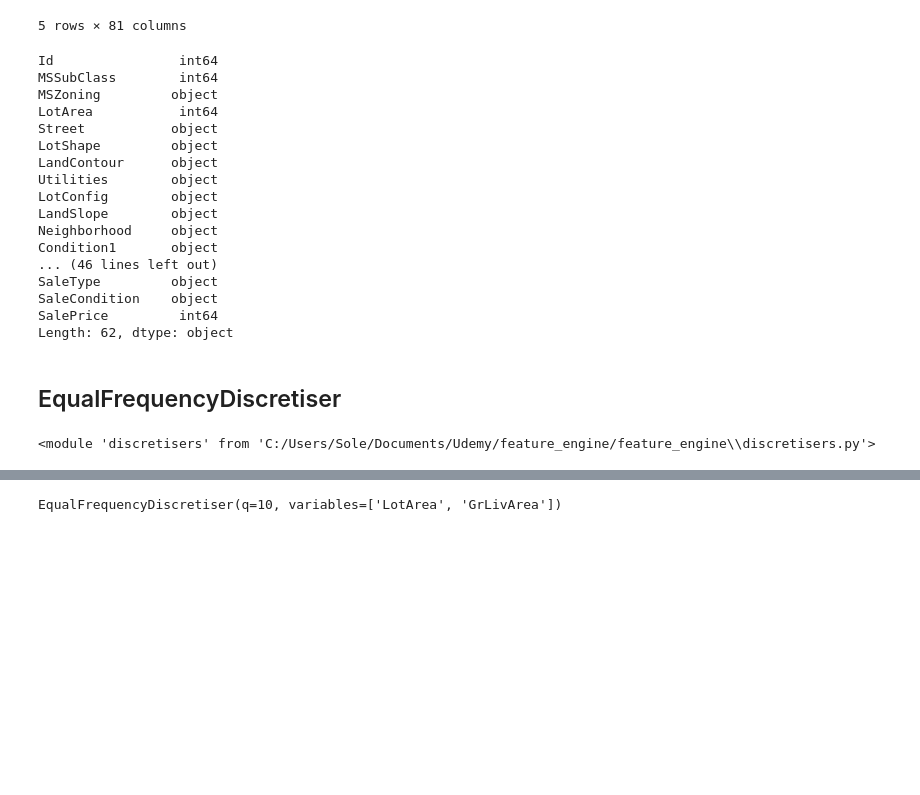
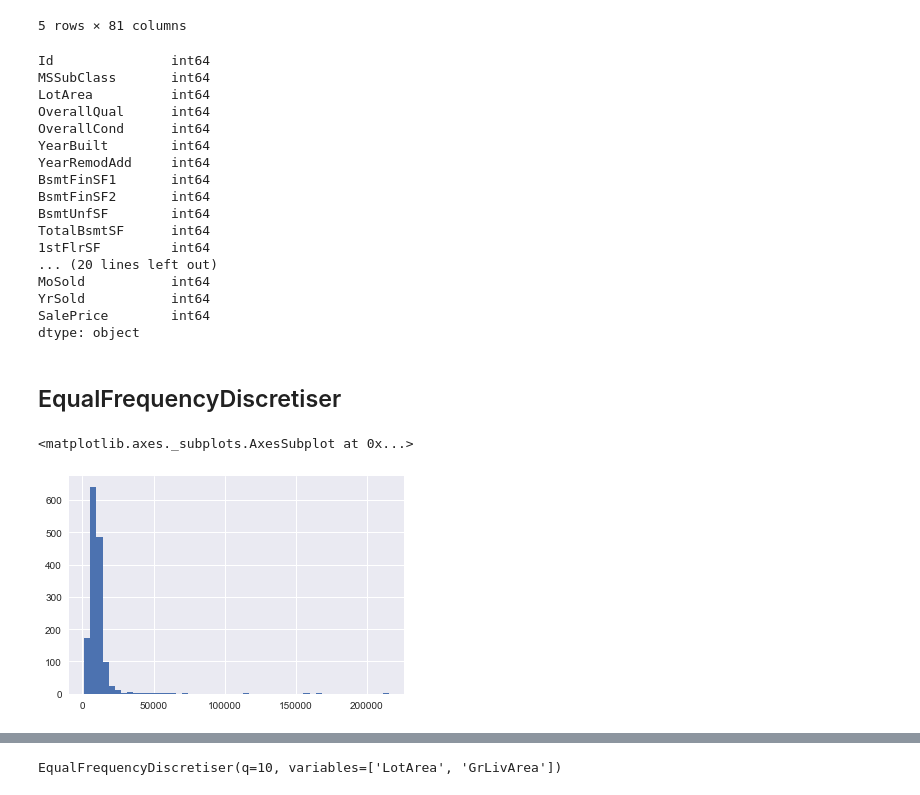
Before and after one commit to feature-engine/feature_engine, a Jupyter notebook: examples/discretisers.ipynb, the cells around one changed output, grey strips where cells are left out. Drawn from its saved outputs; the diff is of its cells as text; code cells hidden in the pictures; blank space fills up the shorter version.

```diff
--- a/examples/discretisers.ipynb
+++ b/examples/discretisers.ipynb
@@ -28,30 +31,31 @@ data.head()
 | 4 | 5 | 60 | RL | 84.0 | 14260 | Pave | NaN | IR1 | Lvl | ... |
 5 rows × 81 columns
 # %%
-var_no_nulls = [x for x in data.columns if data[x].isnull().sum()==0]
+var_no_nulls = [x for x in data.columns if data[x].isnull().sum()==0 and data[x].dtypes !='O']
 
 data[var_no_nulls].dtypes
 # %% [output]
-Id                int64
-MSSubClass        int64
-MSZoning         object
-LotArea           int64
-Street           object
-LotShape         object
-LandContour      object
-Utilities        object
-LotConfig        object
-LandSlope        object
-Neighborhood     object
-Condition1       object
-... (46 lines left out)
-SaleType         object
-SaleCondition    object
-SalePrice         int64
-Length: 62, dtype: object
+Id               int64
+MSSubClass       int64
+LotArea          int64
+OverallQual      int64
+OverallCond      int64
+YearBuilt        int64
+YearRemodAdd     int64
+BsmtFinSF1       int64
+BsmtFinSF2       int64
+BsmtUnfSF        int64
+TotalBsmtSF      int64
+1stFlrSF         int64
+... (20 lines left out)
+MoSold           int64
+YrSold           int64
+SalePrice        int64
+dtype: object
 # %% [markdown]
 ## EqualFrequencyDiscretiser
-# %%
-reload(disc)
-# %% [output]
-<module 'discretisers' from 'C:/Users/Sole/Documents/Udemy/feature_engine/feature_engine\\discretisers.py'>
+# %%
+data['LotArea'].hist(bins=50)
+# %% [output]
+<matplotlib.axes._subplots.AxesSubplot at 0x...>
+[figure, added]
```
Also changed, not shown: parts of 63 cells of this notebook, 13 other files.
